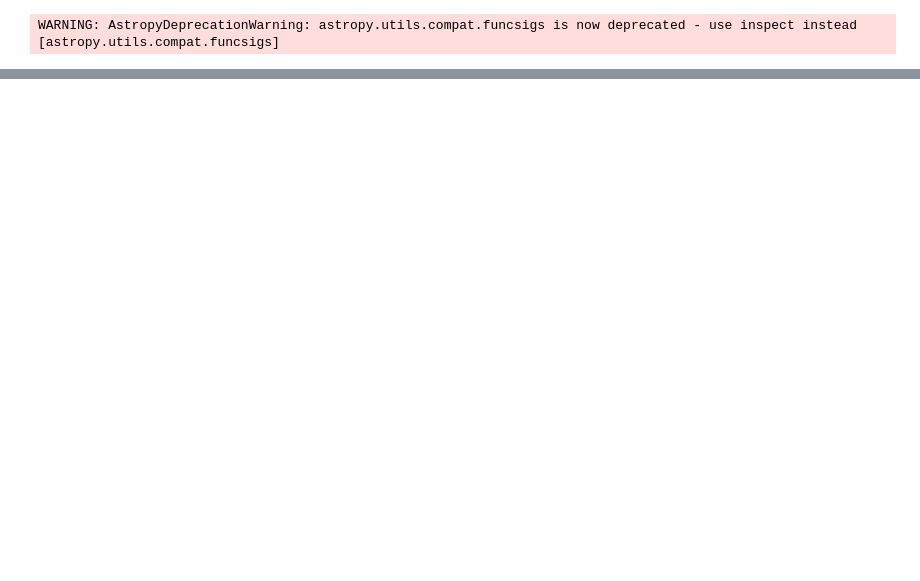
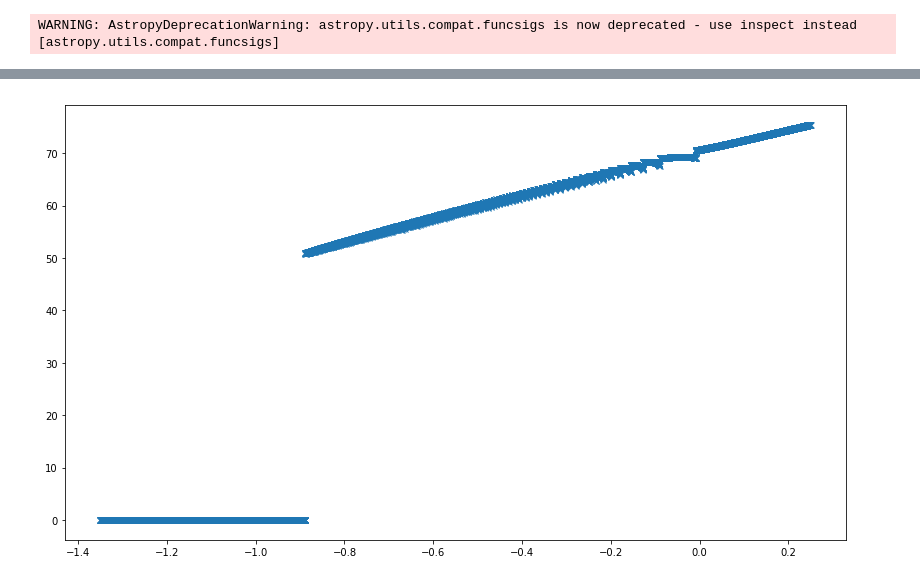
Before and after one commit to bwinkel/pycraf, a Jupyter notebook: notebooks/tmp.ipynb, the cells around one changed output, grey strips where cells are left out. Saved outputs shown, nothing was run; the diff lists cells and outputs as text; code cells hidden in the pictures; blank space fills up the shorter version.

```diff
--- a/notebooks/tmp.ipynb
+++ b/notebooks/tmp.ipynb
@@ -167,0 +57,23 @@ x, y
+# %%
+obs_alt = 1000.  # m
+elevations = np.arange(-2.35, 1.25, 0.0001)
+h_ends, refractions = [], []
+for elevation in elevations:
+    ret = atm.atm._path_endpoint(
+        elevation, obs_alt, atm.profile_highlat_winter,
+        # max_path_length=30,
+        max_arc_length=3,
+        )
+    (
+        a_n, r_n, h_n, x_n, y_n, alpha_n, beta_n, delta_n, layer_idx,
+        refraction,
+        is_space_path,
+        ) = ret
+    h_ends.append(h_n)
+    refractions.append(refraction)
+# %%
+fig = plt.figure(figsize=(14, 8))
+plt.plot(elevations, h_ends, 'x')
+plt.show()
+# %% [output]
+[figure, added]
```
Also changed, not shown: parts of 14 cells of this notebook, 3 other files.
